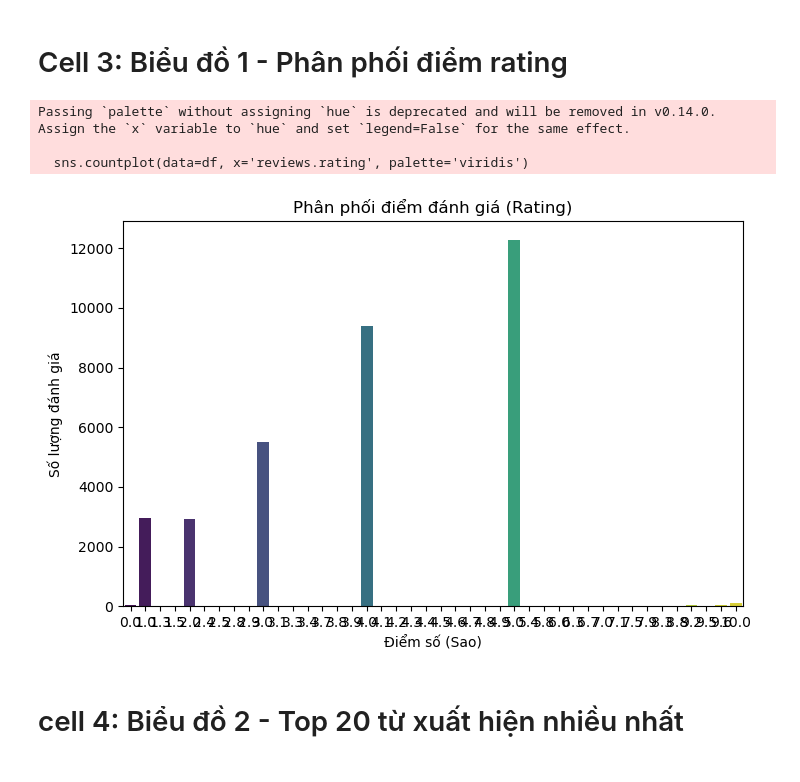
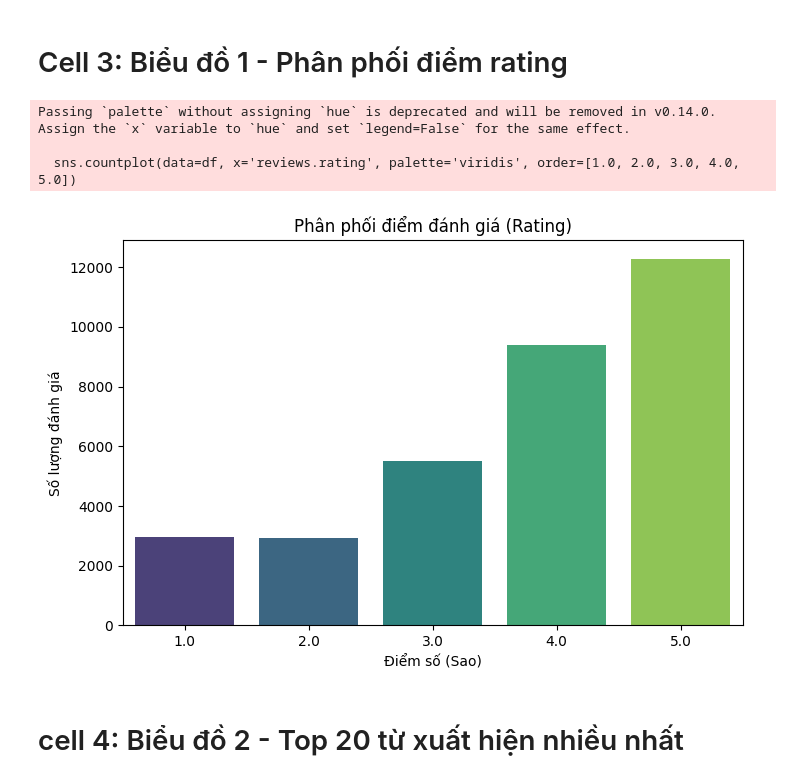
Before and after one commit to vminhquan/DATA_MINING_PROJECT_NHOM_8, a Jupyter notebook: notebooks/01_eda.ipynb, the cells around one changed output. Cells and saved outputs as stored; diff of their text form; code cells hidden in the pictures.

```diff
--- a/notebooks/01_eda.ipynb
+++ b/notebooks/01_eda.ipynb
@@ -46,16 +44,19 @@ Kích thước sau khi làm sạch cơ bản: (33629, 19)
 # Cell 3: Biểu đồ 1 - Phân phối điểm rating
 # %%
 plt.figure(figsize=(8, 5))
-sns.countplot(data=df, x='reviews.rating', palette='viridis')
+
+# Vẽ biểu đồ với các mức điểm từ 1.0 đến 5.0
+sns.countplot(data=df, x='reviews.rating', palette='viridis', order=[1.0, 2.0, 3.0, 4.0, 5.0])
+
 plt.title('Phân phối điểm đánh giá (Rating)')
 plt.xlabel('Điểm số (Sao)')
 plt.ylabel('Số lượng đánh giá')
 plt.show()
 # %% [output]
 Passing `palette` without assigning `hue` is deprecated and will be removed in v0.14.0. Assign the `x` variable to `hue` and set `legend=False` for the same effect.
 
-  sns.countplot(data=df, x='reviews.rating', palette='viridis')
+  sns.countplot(data=df, x='reviews.rating', palette='viridis', order=[1.0, 2.0, 3.0, 4.0, 5.0])
-[figure, old version]
+[figure, new version]
 # %% [markdown]
 # cell 4: Biểu đồ 2 - Top 20 từ xuất hiện nhiều nhất
 # %%
```
Also changed, not shown: parts of 2 cells of this notebook.
